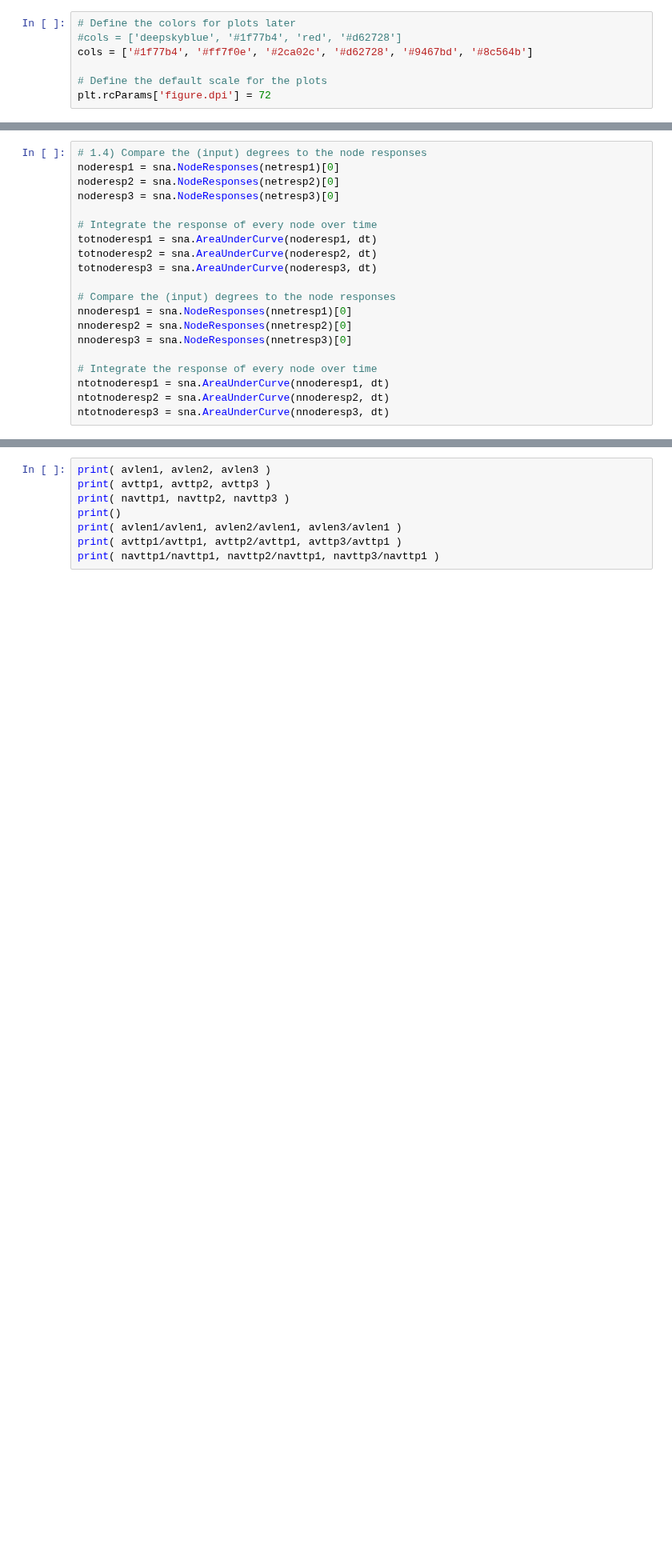
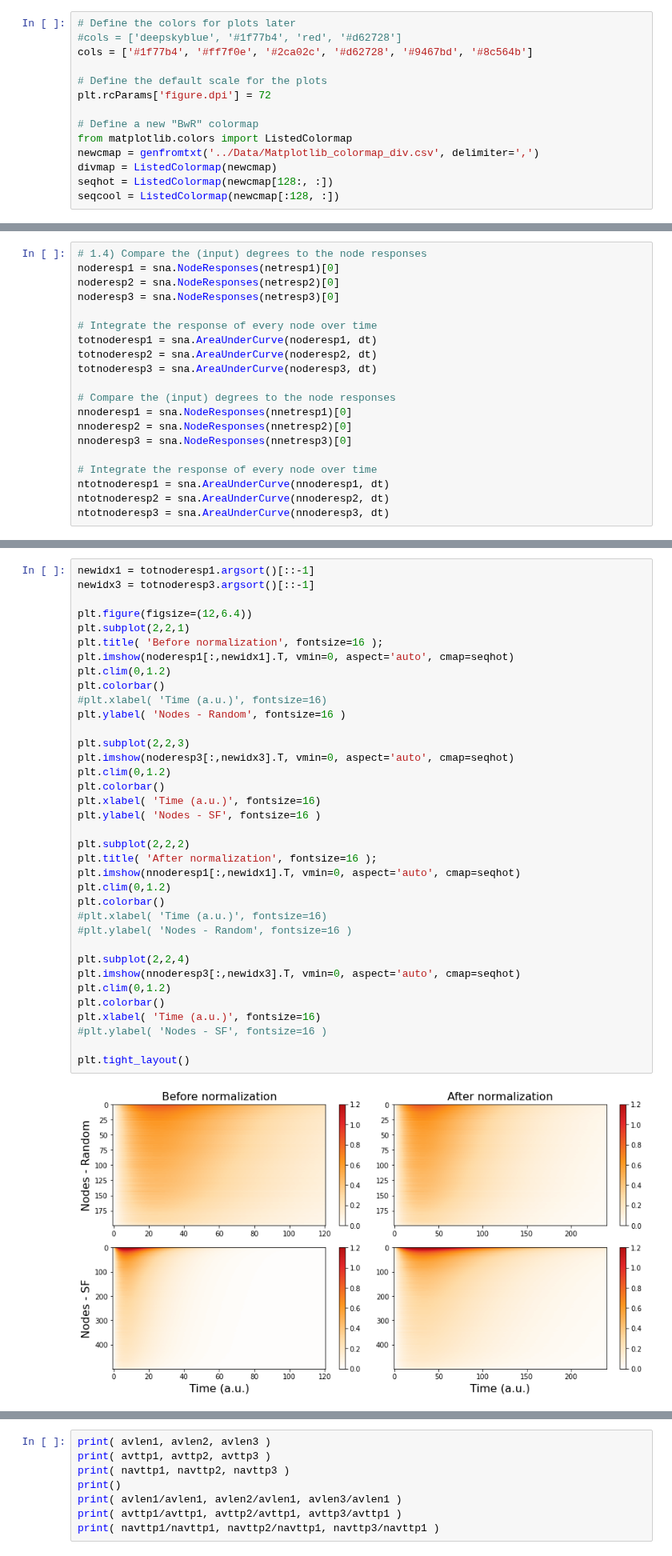
Before and after one commit to mb-BCA/SiReNetA_Tutorials, a Jupyter notebook: Notebooks_Tutorials/4.2_UseCase_CompareNets_Part2.ipynb, the cells around one changed output, grey strips where cells are left out. Shown at 80% size. Drawn from its saved outputs; the diff is of its cells as text; blank space fills up the shorter version.

```diff
--- a/Notebooks_Tutorials/4.2_UseCase_CompareNets_Part2.ipynb
+++ b/Notebooks_Tutorials/4.2_UseCase_CompareNets_Part2.ipynb
@@ -62,6 +62,13 @@ cols = ['#1f77b4', '#ff7f0e', '#2ca02c', '#d62728', '#9467bd', '#8c564b']
 
 # Define the default scale for the plots
 plt.rcParams['figure.dpi'] = 72
+
+# Define a new "BwR" colormap
+from matplotlib.colors import ListedColormap
+newcmap = genfromtxt('../Data/Matplotlib_colormap_div.csv', delimiter=',')
+divmap = ListedColormap(newcmap)
+seqhot = ListedColormap(newcmap[128:, :])
+seqcool = ListedColormap(newcmap[:128, :])
 # %%
 # Define basic parameters for the graphs
 N1 = 200
@@ -379,0 +348,38 @@ idxmin2, idxmax2
+# %%
+newidx1 = totnoderesp1.argsort()[::-1]
+newidx3 = totnoderesp3.argsort()[::-1]
+
+plt.figure(figsize=(12,6.4))
+plt.subplot(2,2,1)
+plt.title( 'Before normalization', fontsize=16 );
+plt.imshow(noderesp1[:,newidx1].T, vmin=0, aspect='auto', cmap=seqhot)
+plt.clim(0,1.2)
+plt.colorbar()
+#plt.xlabel( 'Time (a.u.)', fontsize=16)
+plt.ylabel( 'Nodes - Random', fontsize=16 )
+
+plt.subplot(2,2,3)
+plt.imshow(noderesp3[:,newidx3].T, vmin=0, aspect='auto', cmap=seqhot)
+plt.clim(0,1.2)
+plt.colorbar()
+plt.xlabel( 'Time (a.u.)', fontsize=16)
+plt.ylabel( 'Nodes - SF', fontsize=16 )
+
+plt.subplot(2,2,2)
+plt.title( 'After normalization', fontsize=16 );
+plt.imshow(nnoderesp1[:,newidx1].T, vmin=0, aspect='auto', cmap=seqhot)
+plt.clim(0,1.2)
+plt.colorbar()
+#plt.xlabel( 'Time (a.u.)', fontsize=16)
+#plt.ylabel( 'Nodes - Random', fontsize=16 )
+
+plt.subplot(2,2,4)
+plt.imshow(nnoderesp3[:,newidx3].T, vmin=0, aspect='auto', cmap=seqhot)
+plt.clim(0,1.2)
+plt.colorbar()
+plt.xlabel( 'Time (a.u.)', fontsize=16)
+#plt.ylabel( 'Nodes - SF', fontsize=16 )
+
+plt.tight_layout()
+# %% [output]
+[figure, added]
```
Also changed, not shown: parts of 5 cells of this notebook.
